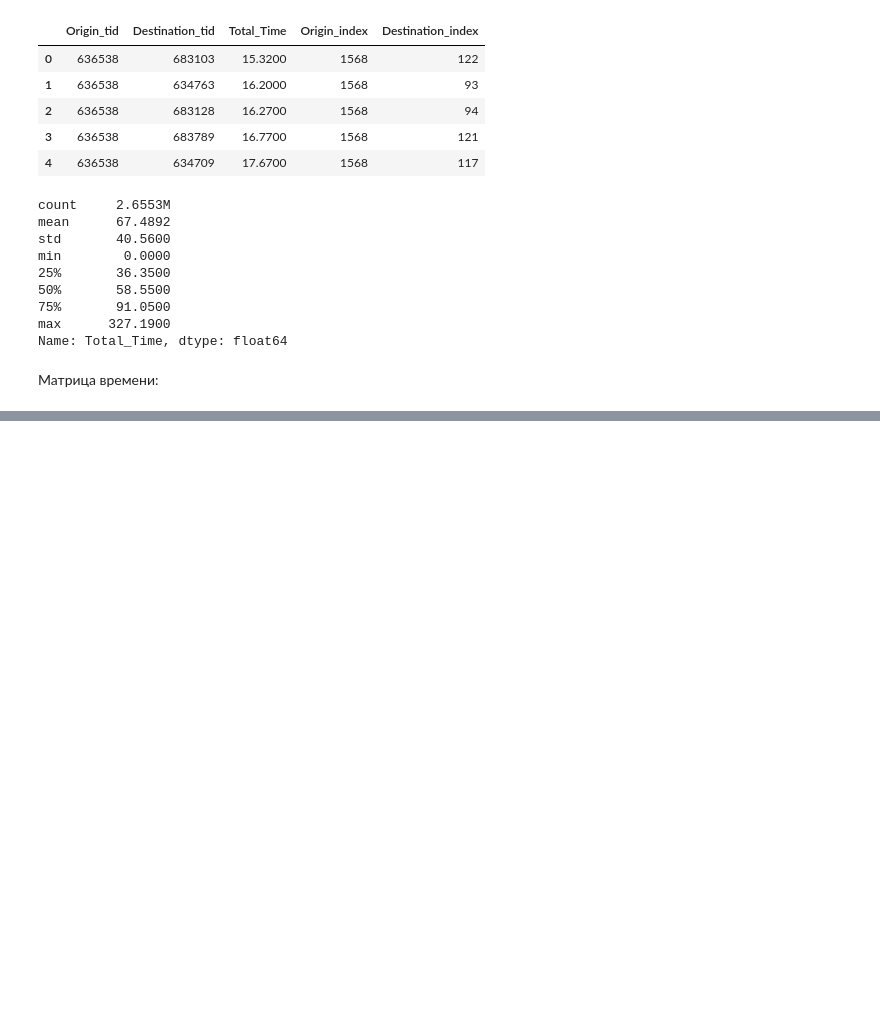
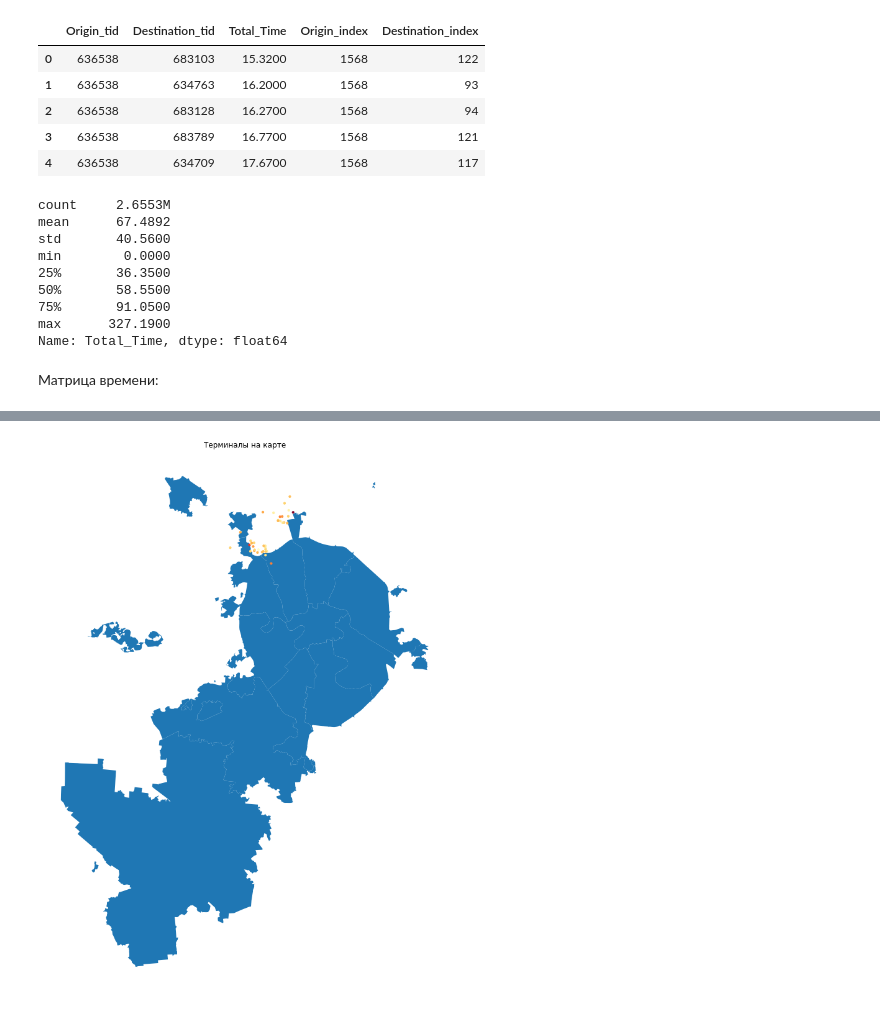
Before and after one commit to black-boomerang/armored-truck-routes, a Jupyter notebook: analysis/data_analysis.ipynb, the cells around one changed output, grey strips where cells are left out. Drawn from its saved outputs; the diff is of its cells as text; code cells hidden in the pictures; blank space fills up the shorter version.

```diff
--- a/analysis/data_analysis.ipynb
+++ b/analysis/data_analysis.ipynb
@@ -153,3 +152,15 @@ top_idx = np.where(dbscan.labels_ == 0)[0]
+# %%
+fig, ax = plt.subplots(figsize=(16, 16))
+moscow.plot(ax=ax)
+color_vals = terms['remains 91'].iloc[top_idx] # np.median(terms[columns[2:]].values, axis=1).clip(1e-6)
+ax.scatter(terms['longitude'].iloc[top_idx], terms['latitude'].iloc[top_idx], s=10, c=color_vals,
+            norm=colors.LogNorm(vmin=color_vals.min(), vmax=color_vals.max()), cmap='YlOrRd')
+
+plt.axis('off')
+plt.title('Терминалы на карте')
+plt.show()
+# %% [output]
+[figure, added]
 # %%
 fig, ax = plt.subplots(figsize=(16, 16))
 moscow.plot(ax=ax)
```
Also changed, not shown: parts of 7 cells of this notebook, 1 other file.
